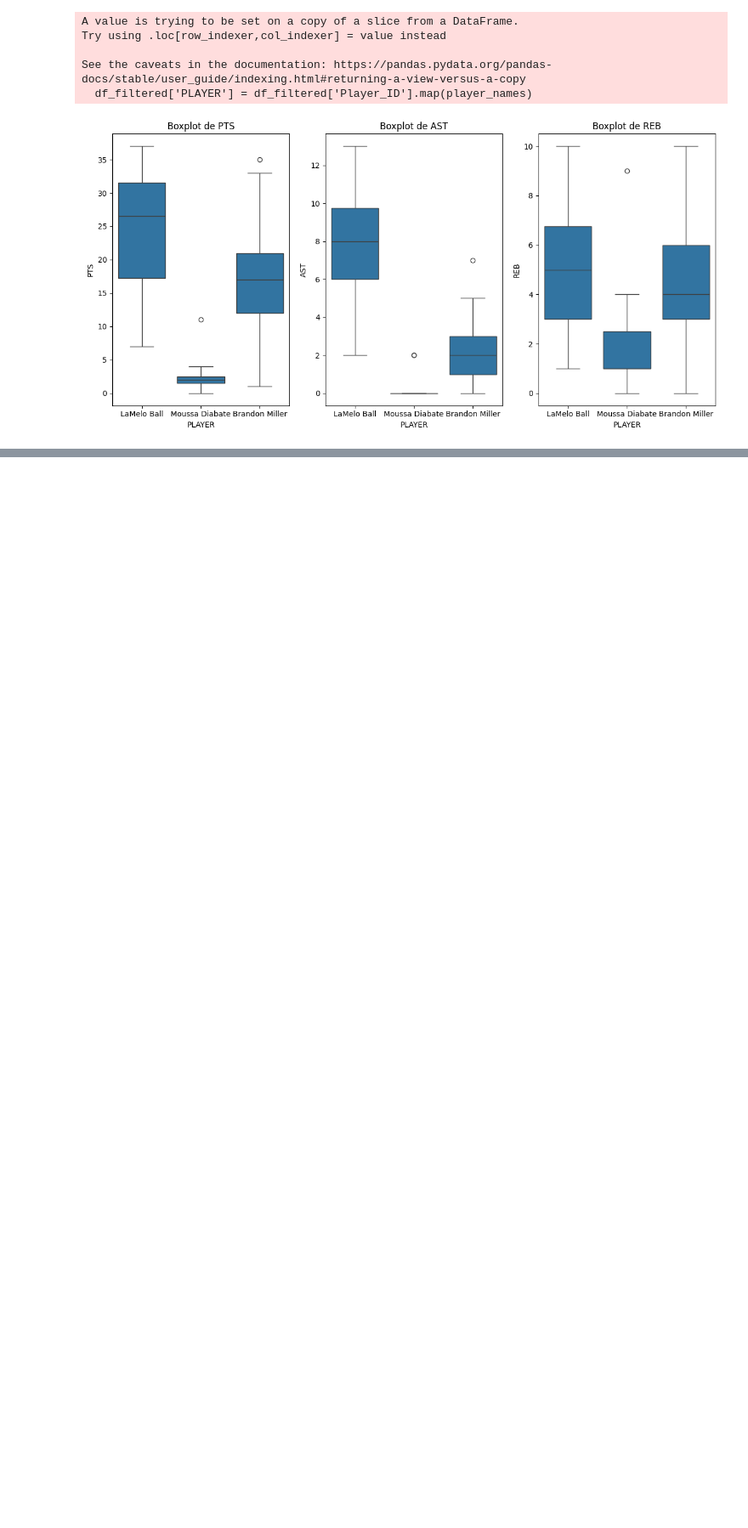
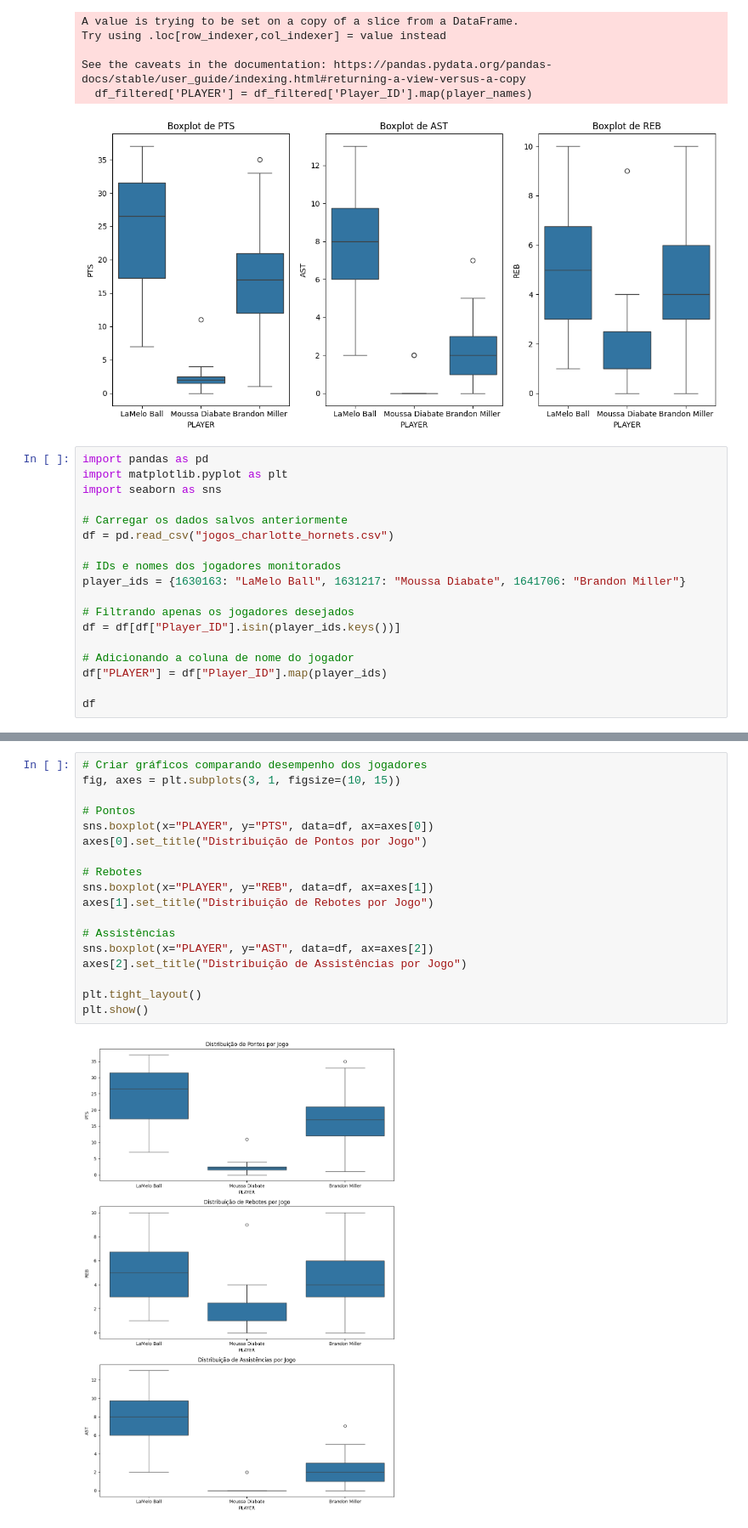
Before and after one commit to genarioazevedoufape/preditor_jogos_nba, a Jupyter notebook: EDA/eda_parte_2.ipynb, the cells around one changed output, grey strips where cells are left out. Shown: that part at 85% size. Saved outputs shown, nothing was run; the diff lists cells and outputs as text; blank space fills up the shorter version.

```diff
--- a/EDA/eda_parte_2.ipynb
+++ b/EDA/eda_parte_2.ipynb
@@ -473,3 +473,21 @@ Try using .loc[row_indexer,col_indexer] = value instead
 See the caveats in the documentation: https://pandas.pydata.org/pandas-docs/stable/user_guide/indexing.html#returning-a-view-versus-a-copy
   df_filtered['PLAYER'] = df_filtered['Player_ID'].map(player_names)
 [figure]
+# %%
+import pandas as pd
+import matplotlib.pyplot as plt
+import seaborn as sns
+
+# Carregar os dados salvos anteriormente
+df = pd.read_csv("jogos_charlotte_hornets.csv")
+
+# IDs e nomes dos jogadores monitorados
+player_ids = {1630163: "LaMelo Ball", 1631217: "Moussa Diabate", 1641706: "Brandon Miller"}
+
+# Filtrando apenas os jogadores desejados
+df = df[df["Player_ID"].isin(player_ids.keys())]
+
+# Adicionando a coluna de nome do jogador
+df["PLAYER"] = df["Player_ID"].map(player_ids)
+
+df
@@ -475,0 +548,20 @@ See the caveats in the documentation: https://pandas.pydata.org/pandas-docs/stab
+# %%
+# Criar gráficos comparando desempenho dos jogadores
+fig, axes = plt.subplots(3, 1, figsize=(10, 15))
+
+# Pontos
+sns.boxplot(x="PLAYER", y="PTS", data=df, ax=axes[0])
+axes[0].set_title("Distribuição de Pontos por Jogo")
+
+# Rebotes
+sns.boxplot(x="PLAYER", y="REB", data=df, ax=axes[1])
+axes[1].set_title("Distribuição de Rebotes por Jogo")
+
+# Assistências
+sns.boxplot(x="PLAYER", y="AST", data=df, ax=axes[2])
+axes[2].set_title("Distribuição de Assistências por Jogo")
+
+plt.tight_layout()
+plt.show()
+# %% [output]
+[figure, added]
```
Also changed, not shown: parts of 3 cells of this notebook.
